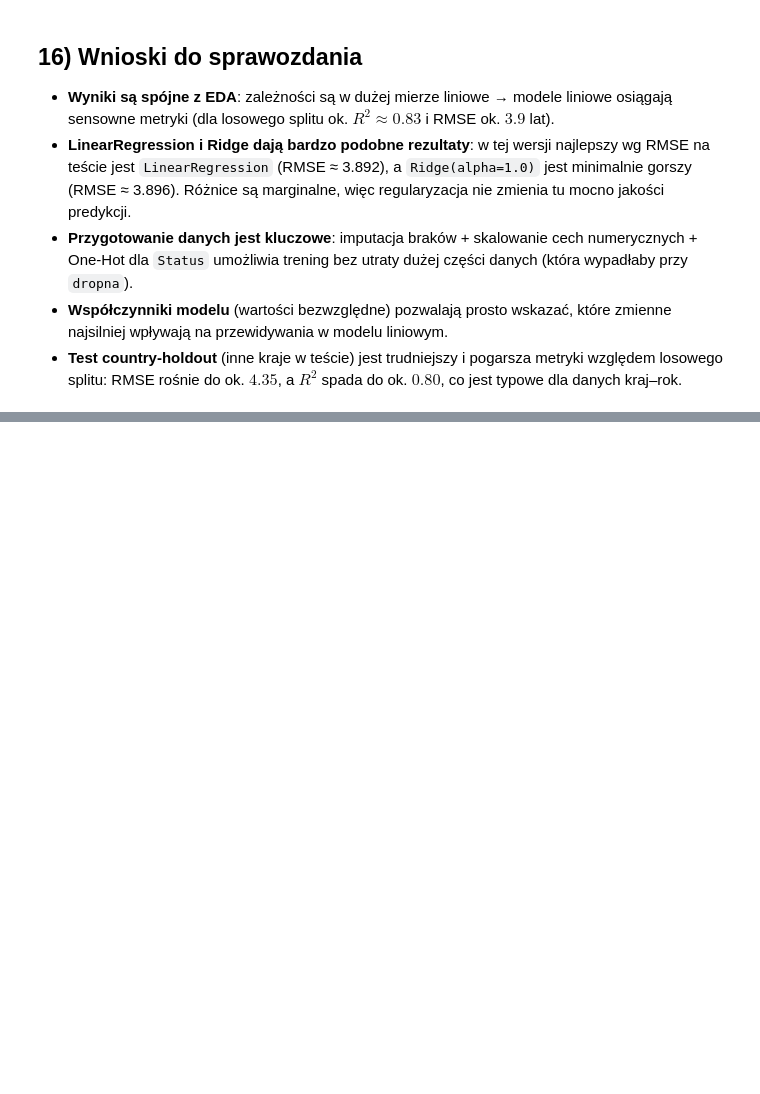
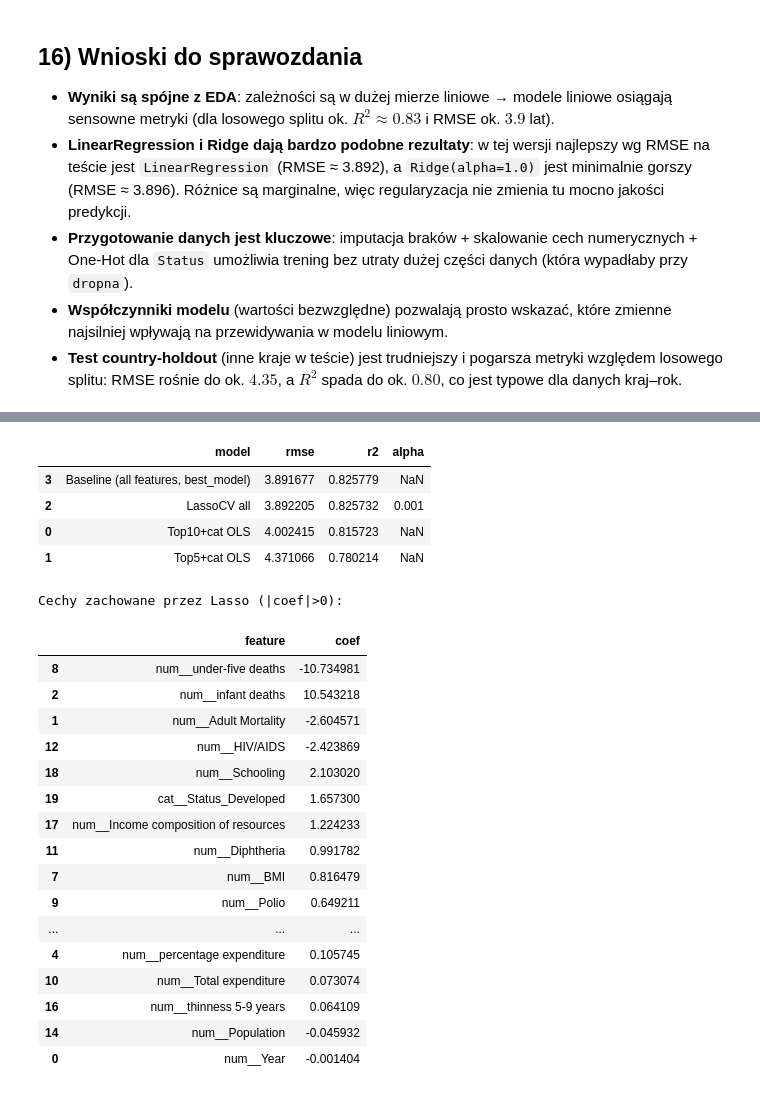
Before and after one commit to Paffeueq/data_mining_project, a Jupyter notebook: Life_Expectancy_Regression2.ipynb, the cells around one changed output, grey strips where cells are left out. Saved outputs shown, nothing was run; the diff lists cells and outputs as text; code cells hidden in the pictures; blank space fills up the shorter version.

```diff
--- a/Life_Expectancy_Regression2.ipynb
+++ b/Life_Expectancy_Regression2.ipynb
@@ -643,0 +647,75 @@ display(preview)
+# %%
+num_imputer = globals().get("num_imputer_used", SimpleImputer(strategy="median"))
+scaler = globals().get("scaler_used", StandardScaler())
+cat_imputer = globals().get("cat_imputer_used", SimpleImputer(strategy="most_frequent"))
+try:
+    ohe = ohe_used
+except NameError:
+    try:
+        ohe = OneHotEncoder(handle_unknown="ignore", sparse_output=False)
+    except TypeError:
+        ohe = OneHotEncoder(handle_unknown="ignore", sparse=False)
+
+num_pipe = Pipeline([("imputer", num_imputer), ("scaler", scaler)])
+cat_pipe = Pipeline([("imputer", cat_imputer), ("ohe", ohe)])
+
+results, models = [], {}
+
+def run(model, nums, name):
+    prep = ColumnTransformer([("num", num_pipe, nums), ("cat", cat_pipe, cat_cols)], remainder="drop")
+    pipe = Pipeline([("preprocess", prep), ("model", model)])
+    pipe.fit(X_train, y_train)
+    preds = pipe.predict(X_test)
+    results.append({"model": name, "rmse": mean_squared_error(y_test, preds, squared=False), "r2": r2_score(y_test, preds)})
+    models[name] = pipe
+
+run(LinearRegression(), corr_abs_sorted.index[:10].tolist(), "Top10+cat OLS")
+run(LinearRegression(), corr_abs_sorted.index[:5].tolist(), "Top5+cat OLS")
+
+prep_all = ColumnTransformer([("num", num_pipe, num_cols), ("cat", cat_pipe, cat_cols)], remainder="drop")
+lasso_cv = LassoCV(alphas=np.logspace(-3, 1, 15), cv=5, random_state=RANDOM_STATE, max_iter=20000)
+lasso_pipe = Pipeline([("preprocess", prep_all), ("model", lasso_cv)])
+lasso_pipe.fit(X_train, y_train)
+lasso_preds = lasso_pipe.predict(X_test)
+results.append({"model": "LassoCV all", "rmse": mean_squared_error(y_test, lasso_preds, squared=False), "r2": r2_score(y_test, lasso_preds), "alpha": lasso_pipe.named_steps["model"].alpha_})
+models["LassoCV all"] = lasso_pipe
+
+try:
+    base_preds = best_model.predict(X_test_t)
+    results.append({"model": "Baseline (all features, best_model)", "rmse": mean_squared_error(y_test, base_preds, squared=False), "r2": r2_score(y_test, base_preds)})
+except Exception:
+    pass
+
+results_red_df = pd.DataFrame(results).sort_values("rmse")
+display(results_red_df)
+
+lasso_coefs = lasso_pipe.named_steps["model"].coef_
+lasso_features = lasso_pipe.named_steps["preprocess"].get_feature_names_out()
+lasso_keep = pd.DataFrame({"feature": lasso_features, "coef": lasso_coefs})
+lasso_keep = lasso_keep[lasso_keep["coef"] != 0].sort_values("coef", key=np.abs, ascending=False)
+print("\nCechy zachowane przez Lasso (|coef|>0):")
+display(lasso_keep.head(20))
+# %% [output]
+|  | model | rmse | r2 | alpha |
+| 3 | Baseline (all features, best_model) | 3.891677 | 0.825779 | NaN |
+| 2 | LassoCV all | 3.892205 | 0.825732 | 0.001 |
+| 0 | Top10+cat OLS | 4.002415 | 0.815723 | NaN |
+| 1 | Top5+cat OLS | 4.371066 | 0.780214 | NaN |
+Cechy zachowane przez Lasso (|coef|>0):
+|  | feature | coef |
+| 8 | num__under-five deaths | -10.734981 |
+| 2 | num__infant deaths | 10.543218 |
+| 1 | num__Adult Mortality | -2.604571 |
+| 12 | num__HIV/AIDS | -2.423869 |
+| 18 | num__Schooling | 2.103020 |
+| 19 | cat__Status_Developed | 1.657300 |
+| 17 | num__Income composition of resources | 1.224233 |
+| 11 | num__Diphtheria | 0.991782 |
+| 7 | num__BMI | 0.816479 |
+| 9 | num__Polio | 0.649211 |
+| ... | ... | ... |
+| 4 | num__percentage expenditure | 0.105745 |
+| 10 | num__Total expenditure | 0.073074 |
+| 16 | num__thinness 5-9 years | 0.064109 |
+| 14 | num__Population | -0.045932 |
+| 0 | num__Year | -0.001404 |
```
Also changed, not shown: parts of 7 cells of this notebook.
